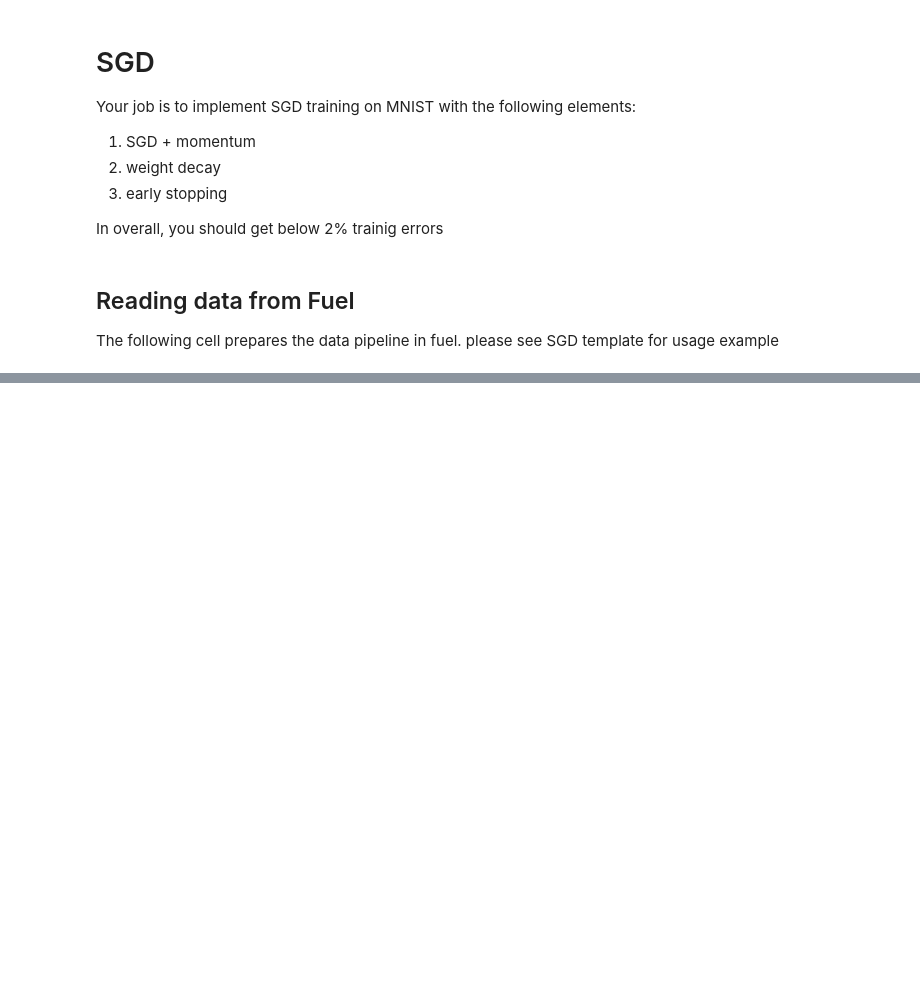
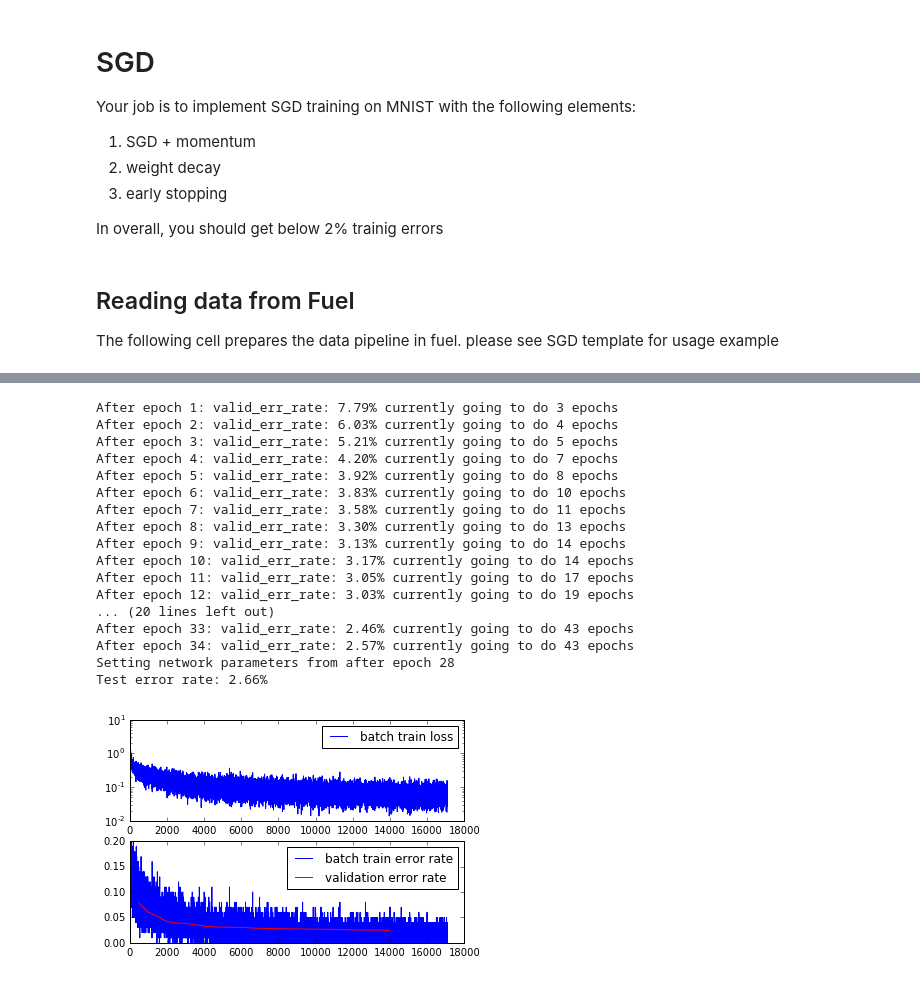
Before and after one commit to ciechowoj/nn_assignments, a Jupyter notebook: assignment5/starter_code_problems_6_12.ipynb, the cells around one changed output, grey strips where cells are left out. Cells and saved outputs as stored; diff of their text form; code cells hidden in the pictures; blank space fills up the shorter version.

```diff
--- a/assignment5/starter_code_problems_6_12.ipynb
+++ b/assignment5/starter_code_problems_6_12.ipynb
@@ -499,0 +547,22 @@ compute_error_rate(net, mnist_test_stream)
+# %%
+# tanh/relu
+instance(100, 1e-1, 1, 1e-3, 5e-2, 1e-1, True)
+# %% [output]
+After epoch 1: valid_err_rate: 7.79% currently going to do 3 epochs
+After epoch 2: valid_err_rate: 6.03% currently going to do 4 epochs
+After epoch 3: valid_err_rate: 5.21% currently going to do 5 epochs
+After epoch 4: valid_err_rate: 4.20% currently going to do 7 epochs
+After epoch 5: valid_err_rate: 3.92% currently going to do 8 epochs
+After epoch 6: valid_err_rate: 3.83% currently going to do 10 epochs
+After epoch 7: valid_err_rate: 3.58% currently going to do 11 epochs
+After epoch 8: valid_err_rate: 3.30% currently going to do 13 epochs
+After epoch 9: valid_err_rate: 3.13% currently going to do 14 epochs
+After epoch 10: valid_err_rate: 3.17% currently going to do 14 epochs
+After epoch 11: valid_err_rate: 3.05% currently going to do 17 epochs
+After epoch 12: valid_err_rate: 3.03% currently going to do 19 epochs
+... (20 lines left out)
+After epoch 33: valid_err_rate: 2.46% currently going to do 43 epochs
+After epoch 34: valid_err_rate: 2.57% currently going to do 43 epochs
+Setting network parameters from after epoch 28
+Test error rate: 2.66%
+[figure, added]
```
Also changed, not shown: parts of 13 cells of this notebook.
